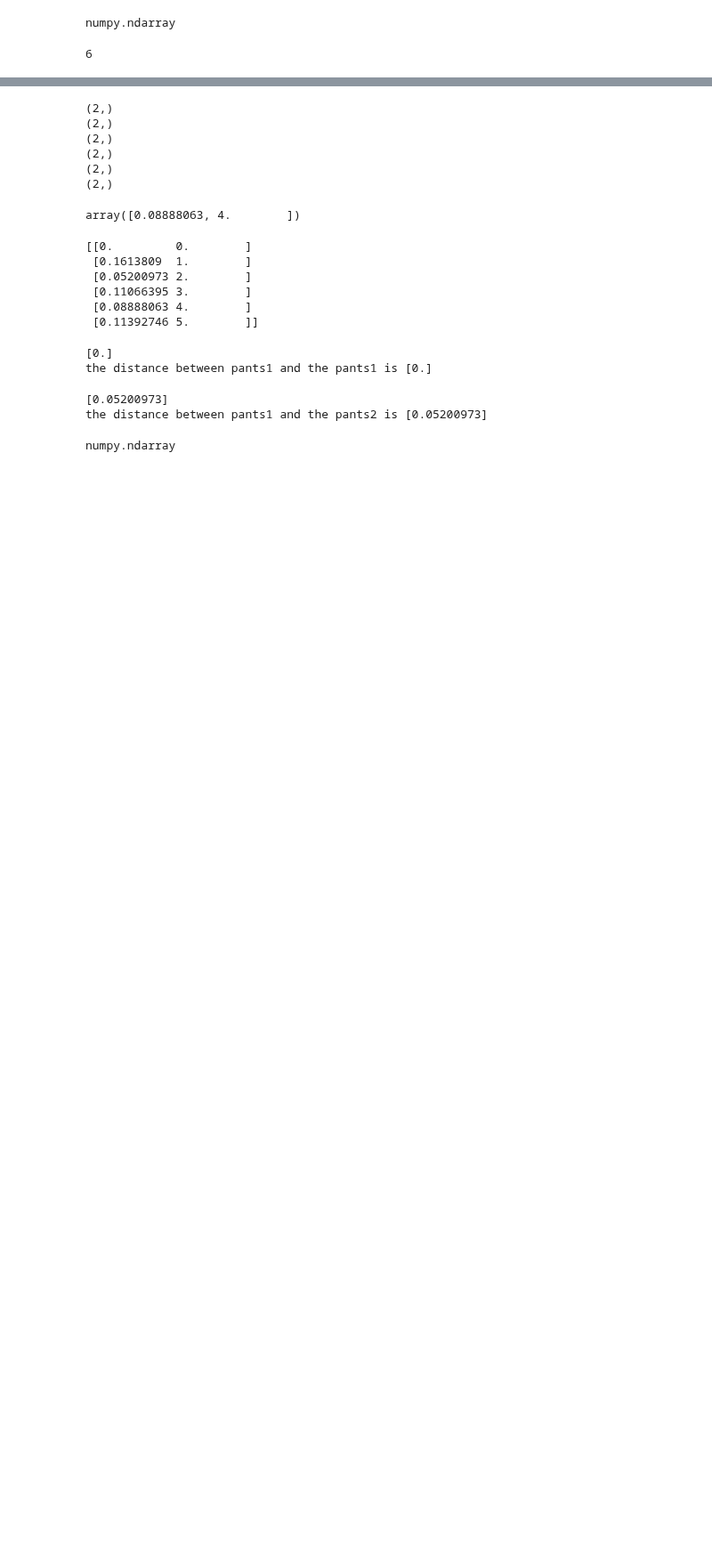
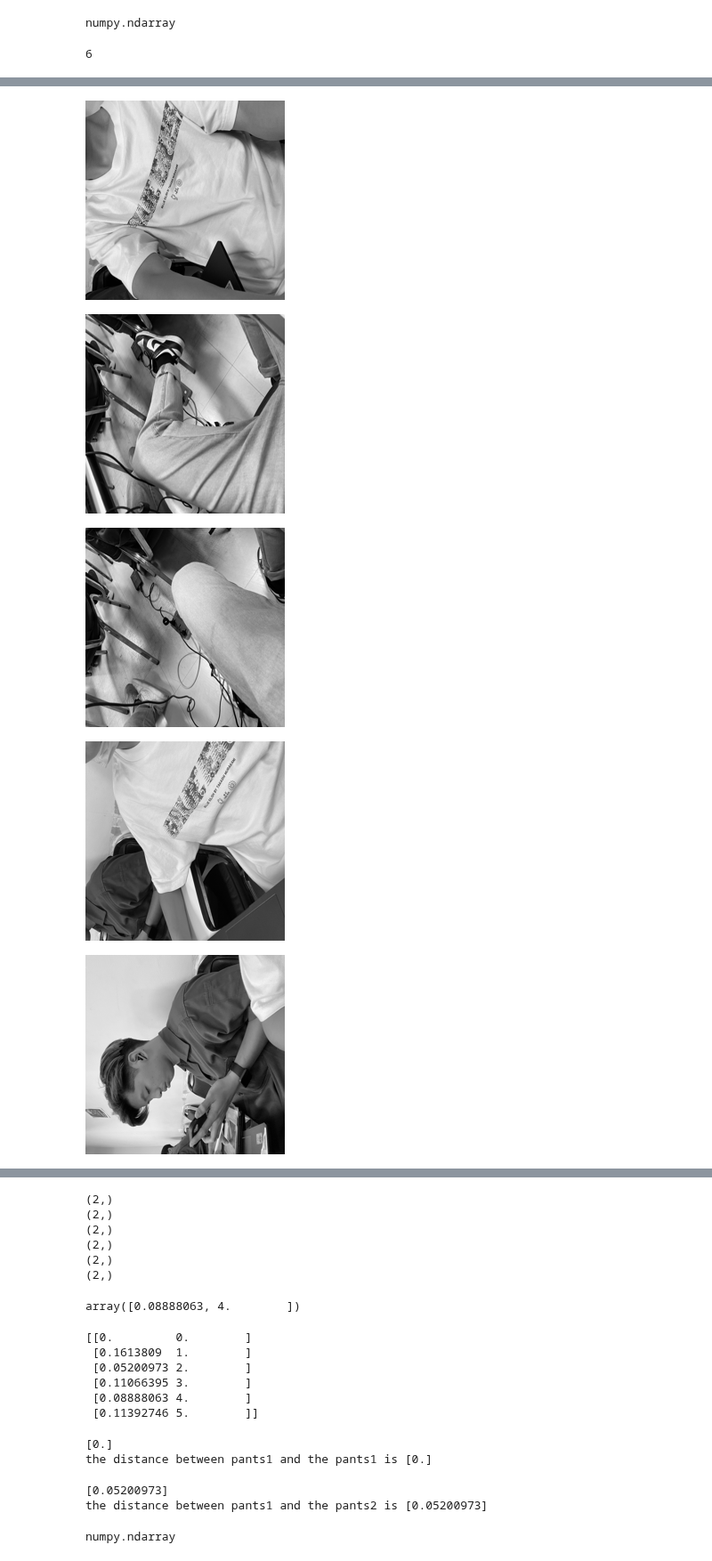
Before and after one commit to artzaza7/ITM_project65_4, a Jupyter notebook: Model/ITM.ipynb, the cells around one changed output, grey strips where cells are left out. Shown at 89% size. Drawn from its saved outputs; the diff is of its cells as text; code cells hidden in the pictures; blank space fills up the shorter version.

```diff
--- a/Model/ITM.ipynb
+++ b/Model/ITM.ipynb
@@ -42,0 +66,3 @@ model = tf.keras.Sequential([layer])
+# %%
+IMAGE_SHAPE = (224, 224)
+test_model = keras.models.load_model('./preweight/efficientnet.h5',custom_objects={'KerasLayer':hub.KerasLayer})
@@ -57,14 +86,14 @@ _________________________________________________________________
 # %%
 def extract(file):
     file = Image.open(file).convert('L').resize(IMAGE_SHAPE)
-    #display(file)
+    display(file)
 
     file = np.stack((file,)*3, axis=-1)
 
     file = np.array(file)/255.0
 
-    embedding = model.predict(file[np.newaxis, ...])
-    #print(embedding)
+    embedding = test_model.predict(file[np.newaxis, ...])
+#     print(embedding)
     vgg16_feature_np = np.array(embedding)
     flattended_feature = vgg16_feature_np.flatten()
 
@@ -131,0 +192,13 @@ def findClosest(x,items):
+# %%
+t1 = extract(r'C:\Users\JoEy.S\Downloads\joe.jpg')
+t2 = extract(r'C:\Users\JoEy.S\Downloads\joe (2).jpg')
+t3 = extract(r'C:\Users\JoEy.S\Downloads\joe (3).jpg')
+t4 = extract(r'C:\Users\JoEy.S\Downloads\joe (4).jpg')
+t5 = extract(r'C:\Users\JoEy.S\Downloads\joe (5).jpg')
+t6 = extract(r'C:\Users\JoEy.S\Downloads\joe (6).jpg')
+# %% [output]
+[figure, added]
+[figure, added]
+[figure, added]
+[figure, added]
+[figure, added]
```
Also changed, not shown: parts of 27 cells of this notebook, 2 other files.
